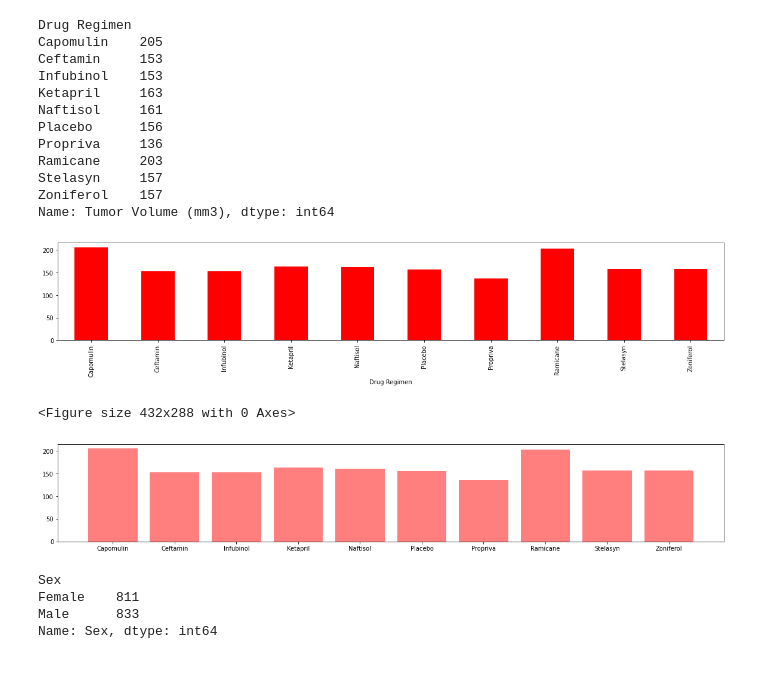
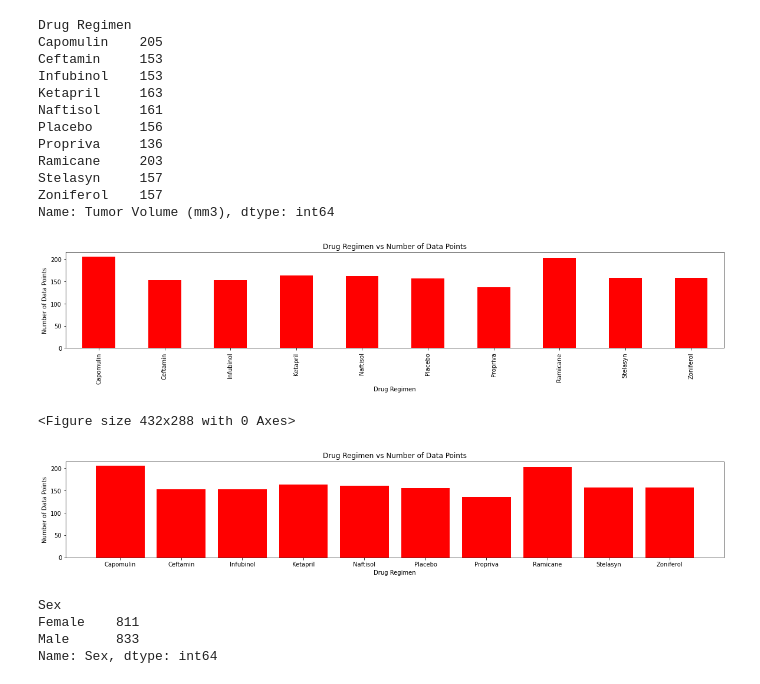
Before and after one commit to aidixon/matplotlib-challenge, a Jupyter notebook: Pymaceuticals/pymaceuticals_starter.ipynb, the cells around one changed output. Cells and saved outputs as stored; diff of their text form; code cells hidden in the pictures.

Commit message:
Updated chart titles and added std err in the stats table

```diff
--- a/Pymaceuticals/pymaceuticals_starter.ipynb
+++ b/Pymaceuticals/pymaceuticals_starter.ipynb
@@ -211,10 +228,12 @@ Name: Tumor Volume (mm3), dtype: int64
 # %%
 # Generate a bar plot showing the total number of unique mice tested on each drug regimen using pandas
 mice_and_drug.plot(kind="bar", figsize=(20,3), color="r")
+plt.ylabel("Number of Data Points")
+plt.title("Drug Regimen vs Number of Data Points")
 plt.show()
 plt.tight_layout()
 # %% [output]
-[figure, old version]
+[figure, new version]
 <Figure size 432x288 with 0 Axes>
 # %%
 # Generate a bar plot showing the total number of unique mice tested on each drug regimen using pyplot.
@@ -222,10 +241,13 @@ drug_list = ["Capomulin", "Ceftamin", "Infubinol", "Ketapril", "Naftisol", "Plac
 x_axis = np.arange(len(mice_and_drug))
 tick_locations = [value for value in x_axis]
 plt.figure(figsize=(20,3))
-plt.bar(drug_list, mice_and_drug, color="r", alpha=0.5)
+plt.bar(drug_list, mice_and_drug, color="r", alpha=1.0)
+plt.title("Drug Regimen vs Number of Data Points")
+plt.ylabel("Number of Data Points")
+plt.xlabel("Drug Regimen")
 plt.show()
 # %% [output]
-[figure, old version]
+[figure, new version]
 # %%
 #Create data for male/female to extract info
 mice_gender = dropped_duplicates_df.groupby("Sex")["Sex"].count()
```
Also changed, not shown: parts of 4 cells of this notebook.
